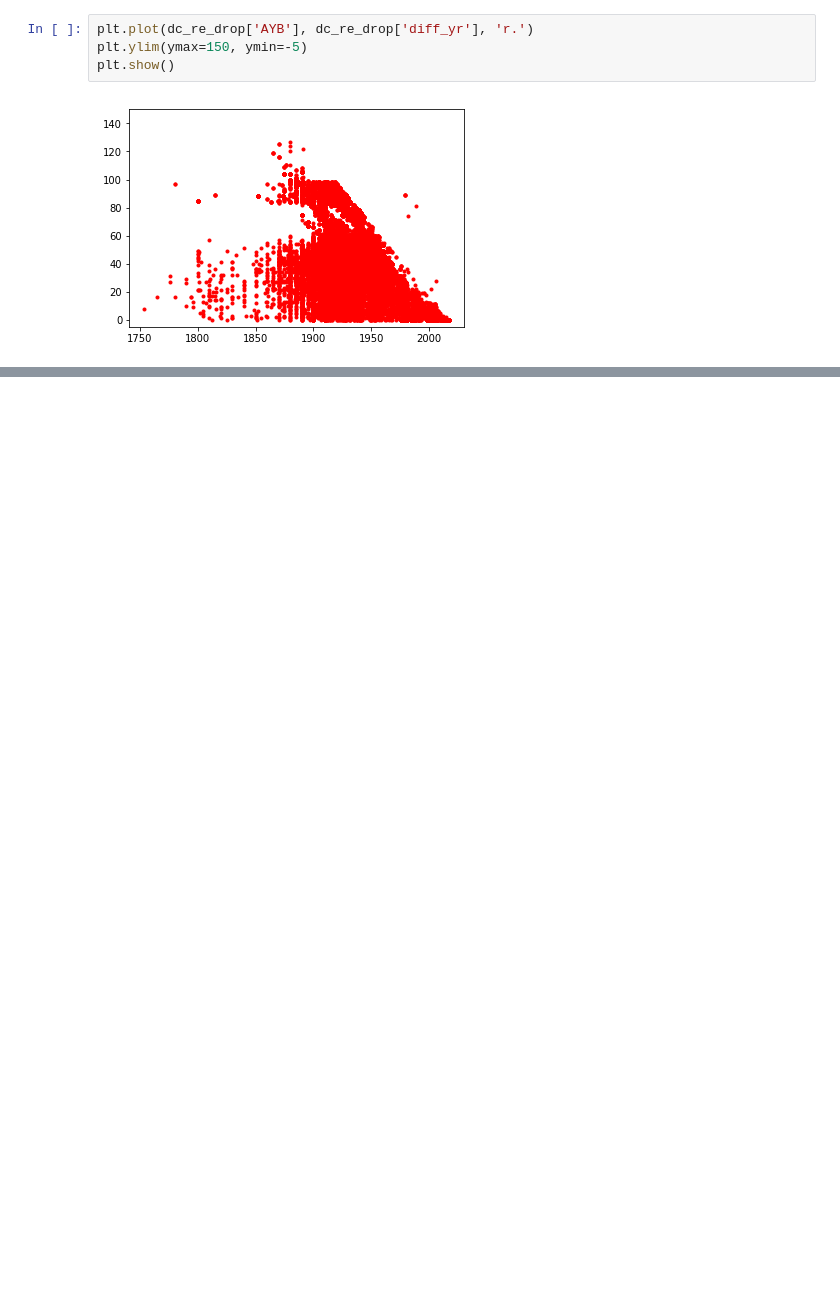
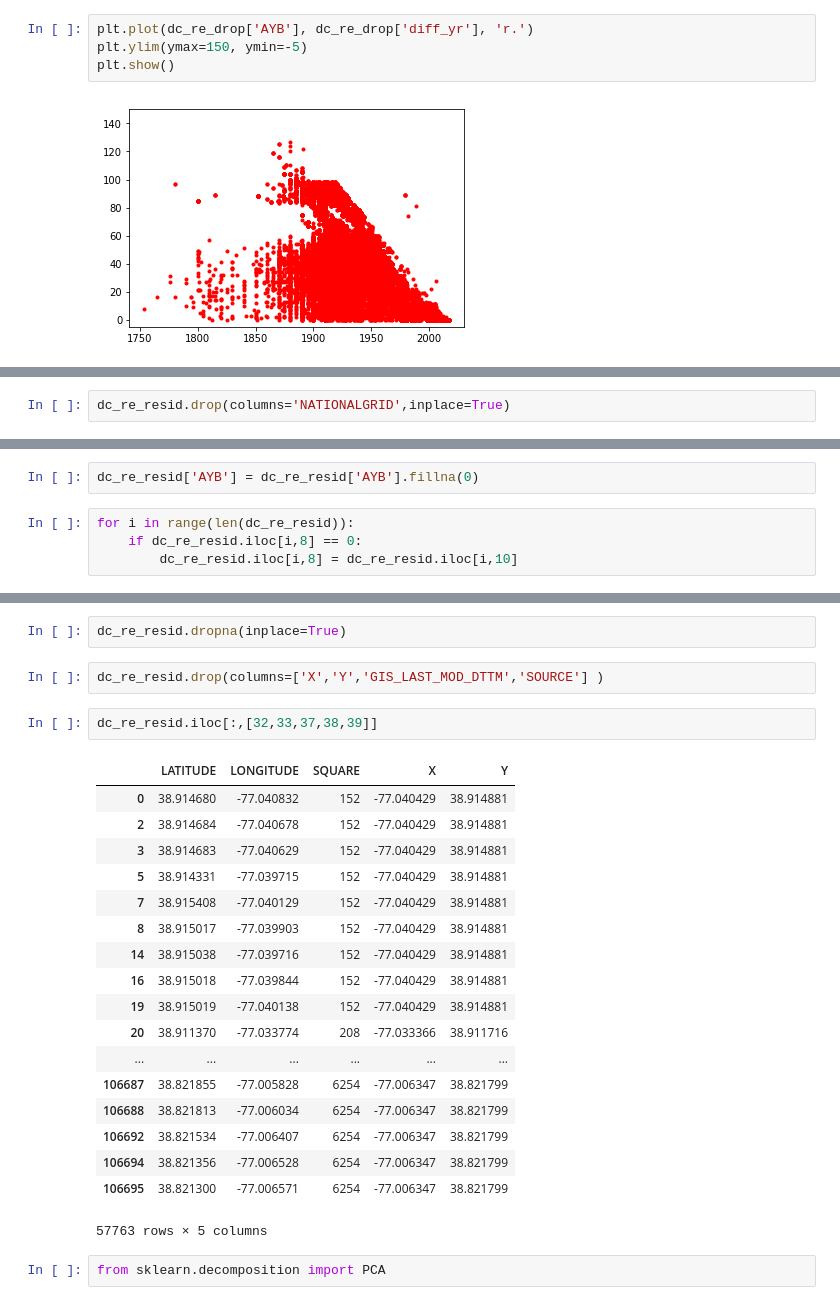
Before and after one commit to JustFairWell/thinkful, a Jupyter notebook: dsboot_Supervised_Cap.ipynb, the cells around one changed output, grey strips where cells are left out. Cells and saved outputs as stored; diff of their text form; blank space fills up the shorter version.

```diff
--- a/dsboot_Supervised_Cap.ipynb
+++ b/dsboot_Supervised_Cap.ipynb
@@ -244,0 +269,2 @@ AttributeError: module 'pandas' has no attribute 'dict'
+# %%
+dc_re_resid.drop(columns='NATIONALGRID',inplace=True)
@@ -244,0 +291,6 @@ AttributeError: module 'pandas' has no attribute 'dict'
+# %%
+dc_re_resid['AYB'] = dc_re_resid['AYB'].fillna(0)
+# %%
+for i in range(len(dc_re_resid)):
+    if dc_re_resid.iloc[i,8] == 0:
+        dc_re_resid.iloc[i,8] = dc_re_resid.iloc[i,10]
@@ -244,0 +317,27 @@ AttributeError: module 'pandas' has no attribute 'dict'
+# %%
+dc_re_resid.dropna(inplace=True)
+# %%
+dc_re_resid.drop(columns=['X','Y','GIS_LAST_MOD_DTTM','SOURCE'] )
+# %%
+dc_re_resid.iloc[:,[32,33,37,38,39]]
+# %% [output]
+|  | LATITUDE | LONGITUDE | SQUARE | X | Y |
+| 0 | 38.914680 | -77.040832 | 152 | -77.040429 | 38.914881 |
+| 2 | 38.914684 | -77.040678 | 152 | -77.040429 | 38.914881 |
+| 3 | 38.914683 | -77.040629 | 152 | -77.040429 | 38.914881 |
+| 5 | 38.914331 | -77.039715 | 152 | -77.040429 | 38.914881 |
+| 7 | 38.915408 | -77.040129 | 152 | -77.040429 | 38.914881 |
+| 8 | 38.915017 | -77.039903 | 152 | -77.040429 | 38.914881 |
+| 14 | 38.915038 | -77.039716 | 152 | -77.040429 | 38.914881 |
+| 16 | 38.915018 | -77.039844 | 152 | -77.040429 | 38.914881 |
+| 19 | 38.915019 | -77.040138 | 152 | -77.040429 | 38.914881 |
+| 20 | 38.911370 | -77.033774 | 208 | -77.033366 | 38.911716 |
+| ... | ... | ... | ... | ... | ... |
+| 106687 | 38.821855 | -77.005828 | 6254 | -77.006347 | 38.821799 |
+| 106688 | 38.821813 | -77.006034 | 6254 | -77.006347 | 38.821799 |
+| 106692 | 38.821534 | -77.006407 | 6254 | -77.006347 | 38.821799 |
+| 106694 | 38.821356 | -77.006528 | 6254 | -77.006347 | 38.821799 |
+| 106695 | 38.821300 | -77.006571 | 6254 | -77.006347 | 38.821799 |
+57763 rows × 5 columns
+# %%
+from sklearn.decomposition import PCA
```
Also changed, not shown: parts of 50 cells of this notebook.
